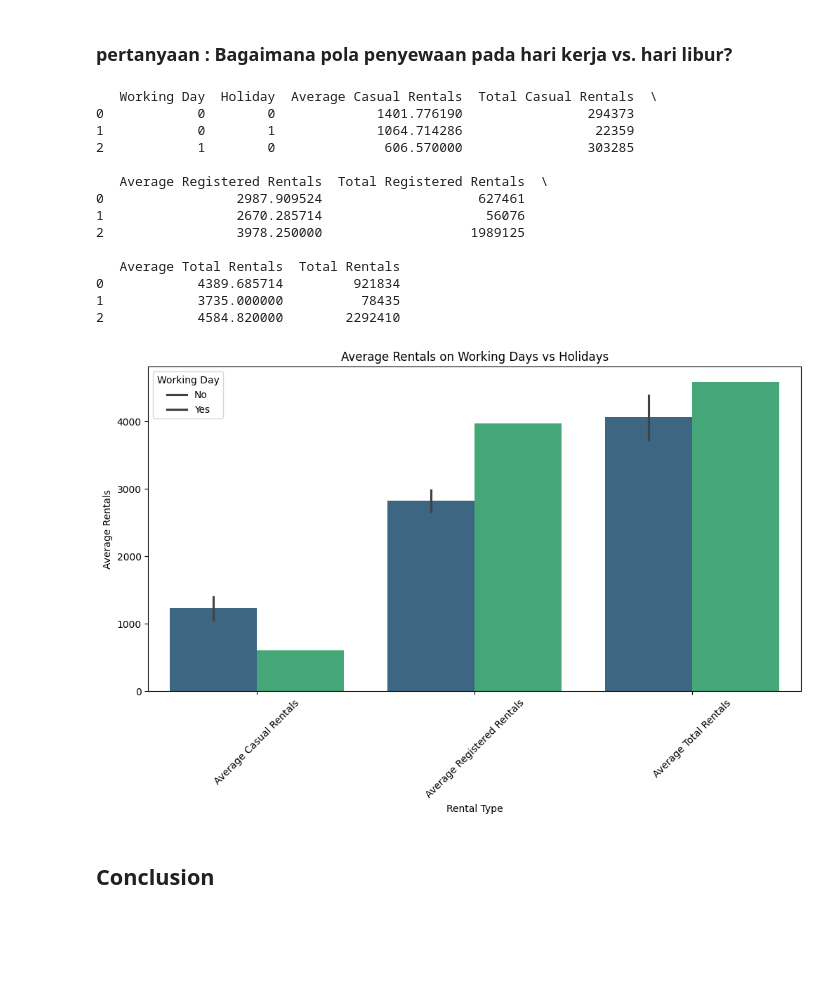
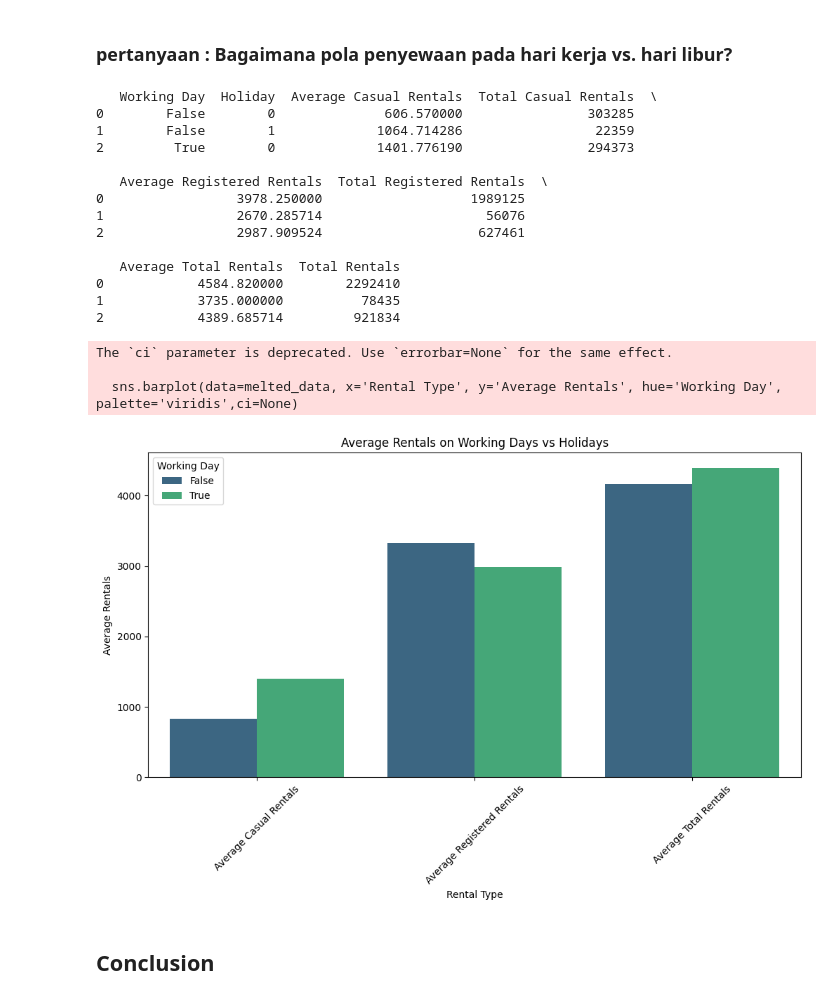
Before and after one commit to Saidill/proyek_analisis_data, a Jupyter notebook: notebook.ipynb, the cells around one changed output. Cells and saved outputs as stored; diff of their text form; code cells hidden in the pictures; blank space fills up the shorter version.

```diff
--- a/notebook.ipynb
+++ b/notebook.ipynb
@@ -182,4 +174,0 @@ day_df.head()
-# %%
-# Menambah column baru is_weeknd untuk mengetahui apakah hari adalah weekend
-day_df['is_weekend'] = day_df['weekday'].isin([0, 6])
-day_df.head()
@@ -210,0 +175,4 @@ day_df.groupby(by=["is_weekend", "day_name"]).agg({
+# %%
+# Menambahkan kolom is_weekend (0 jika bukan akhir pekan, 1 jika akhir pekan)
+day_df['is_weekend'] = day_df['weekday'].apply(lambda x: True if x == 0 or x == 6 else False)
+day_df.head()
@@ -294,0 +243,17 @@ plt.show()
+# %%
+# Membuat kolom year_month dalam format string
+day_df['dteday'] = pd.to_datetime(day_df['dteday'])
+day_df['year_month'] = day_df['dteday'].dt.to_period('M').astype(str)
+
+# Mengelompokkan data per bulan dan menghitung rata-rata
+monthly_trend = day_df.groupby('year_month')['cnt'].mean().reset_index()
+
+# Memvisualisasikan tren penggunaan sepeda per bulan
+plt.figure(figsize=(10, 6))
+sns.lineplot(x='year_month', y='cnt', data=monthly_trend)
+plt.xticks(rotation=45)
+plt.title("Tren Penggunaan Sepeda per Bulan")
+plt.xlabel("Bulan")
+plt.ylabel("Rata-rata Penyewaan Sepeda")
+plt.grid()
+plt.show()
@@ -300,7 +314,7 @@ plt.show()
 ### pertanyaan : Bagaimana pola penyewaan pada hari kerja vs. hari libur?
 # %%
 # Mengelompokkan data berdasarkan 'workingday' dan 'holiday'
-grouped_data = day_df.groupby(['workingday', 'holiday']).agg({
+grouped_data = day_df.groupby(['is_weekend', 'holiday']).agg({
     'casual': ['mean', 'sum'],       # Rata-rata dan total penyewaan kasual
     'registered': ['mean', 'sum'],   # Rata-rata dan total penyewaan terdaftar
     'cnt': ['mean', 'sum']           # Rata-rata dan total penyewaan keseluruhan
@@ -315,36 +329,39 @@ grouped_data.columns = ['Working Day', 'Holiday',
 print(grouped_data)
 # %% [output]
    Working Day  Holiday  Average Casual Rentals  Total Casual Rentals  \
-0            0        0             1401.776190                294373
-1            0        1             1064.714286                 22359
-2            1        0              606.570000                303285
+0        False        0              606.570000                303285
+1        False        1             1064.714286                 22359
+2         True        0             1401.776190                294373
 
    Average Registered Rentals  Total Registered Rentals  \
-0                 2987.909524                    627461
+0                 3978.250000                   1989125
 1                 2670.285714                     56076
-2                 3978.250000                   1989125
+2                 2987.909524                    627461
 
    Average Total Rentals  Total Rentals
-0            4389.685714         921834
+0            4584.820000        2292410
 1            3735.000000          78435
-2            4584.820000        2292410
+2            4389.685714         921834
 # %%
 # membuat group untuk memudahkan ploting
 melted_data = grouped_data.melt(id_vars=['Working Day', 'Holiday'],
                                   value_vars=['Average Casual Rentals', 'Average Registered Rentals', 'Average Total Rentals'],
                                   var_name='Rental Type', value_name='Average Rentals')
 
 # membuat plot chart
 plt.figure(figsize=(12, 6))
-sns.barplot(data=melted_data, x='Rental Type', y='Average Rentals', hue='Working Day', palette='viridis')
+sns.barplot(data=melted_data, x='Rental Type', y='Average Rentals', hue='Working Day', palette='viridis',ci=None)
 plt.title('Average Rentals on Working Days vs Holidays')
 plt.xlabel('Rental Type')
 plt.ylabel('Average Rentals')
-plt.legend(title='Working Day', labels=['No', 'Yes'])
+# plt.legend(title='Working Day', labels=['No', 'Yes'])
 plt.xticks(rotation=45)
 plt.show()
 # %% [output]
+The `ci` parameter is deprecated. Use `errorbar=None` for the same effect.
+
+  sns.barplot(data=melted_data, x='Rental Type', y='Average Rentals', hue='Working Day', palette='viridis',ci=None)
-[figure, old version]
+[figure, new version]
 # %% [markdown]
 ## Conclusion
 # %% [markdown]
```
Also changed, not shown: parts of 34 cells of this notebook, 3 other files.
